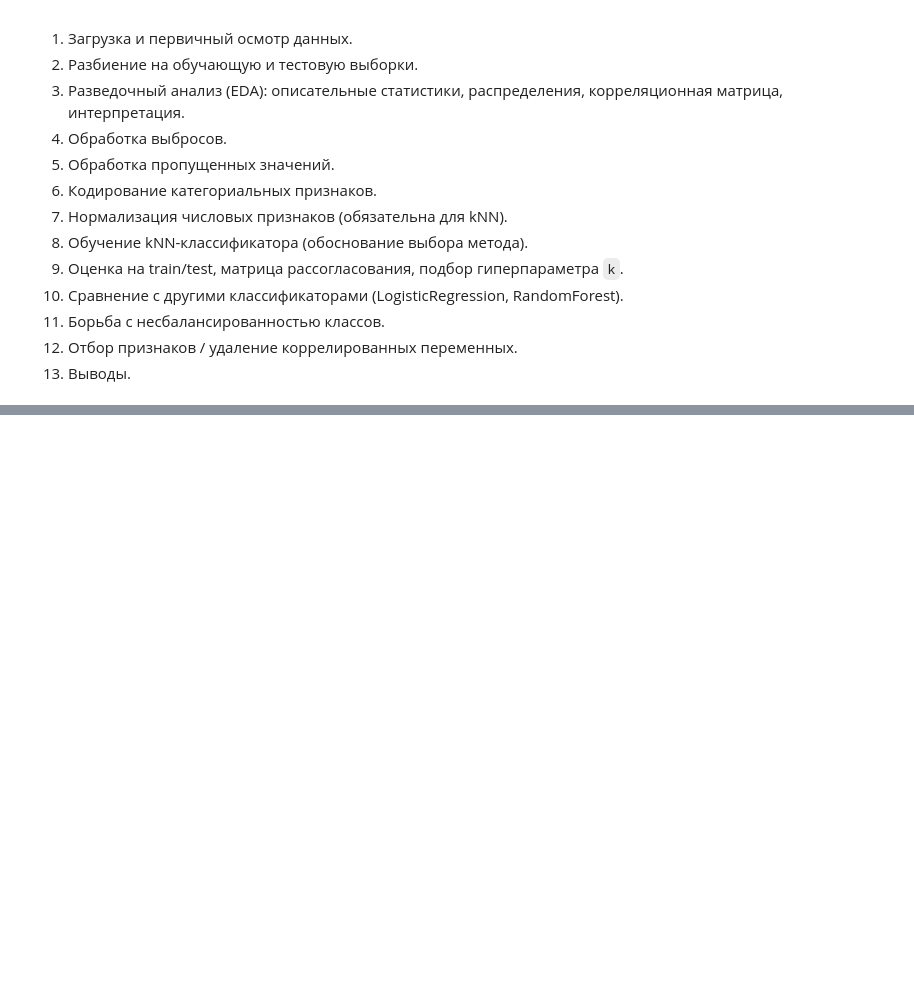
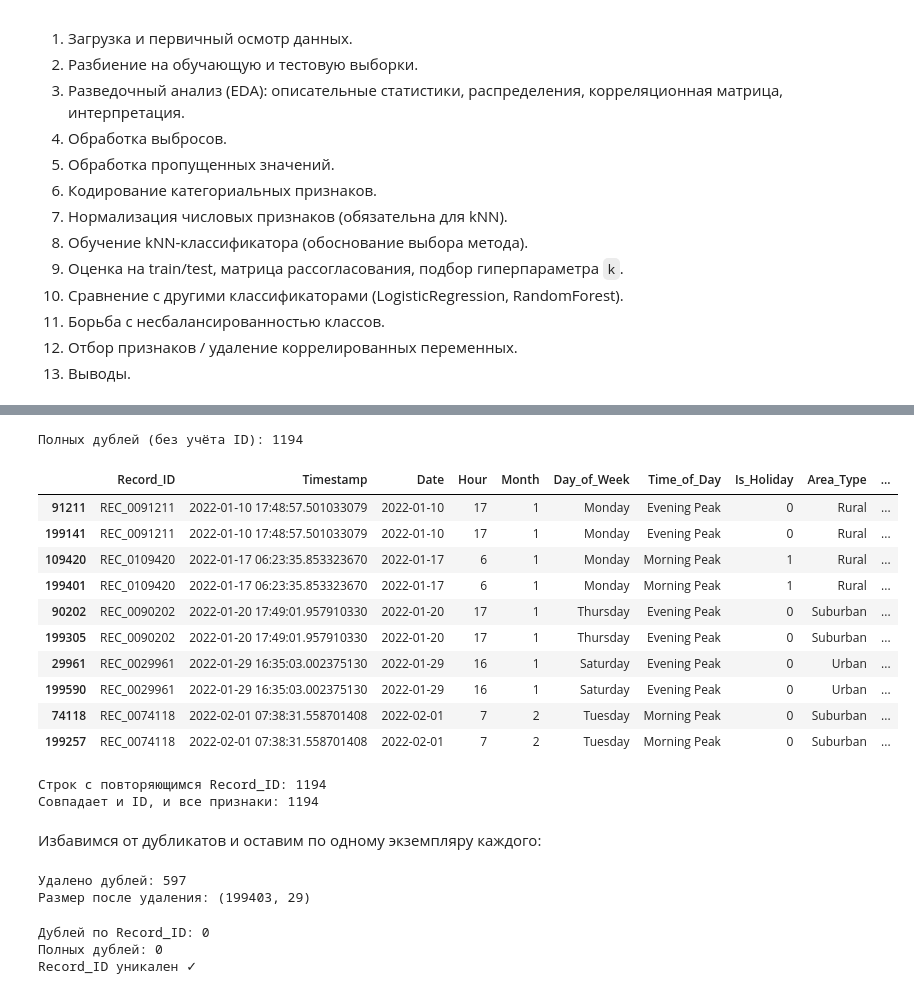
Before and after one commit to Svetlana-plv/Machine_Learning, a Jupyter notebook: lab-3-traffic-accident-classification.ipynb, the cells around one changed output, grey strips where cells are left out. Cells and saved outputs as stored; diff of their text form; code cells hidden in the pictures; blank space fills up the shorter version.

```diff
--- a/lab-3-traffic-accident-classification.ipynb
+++ b/lab-3-traffic-accident-classification.ipynb
@@ -104,0 +107,4 @@ RANDOM_STATE = 42
+# %%
+url = "https://raw.githubusercontent.com/Svetlana-plv/Machine_Learning/refs/heads/main/synthetic_traffic_benchmark_200k.csv"
+data_raw = pd.read_csv(url)
+print(f"Размер датасета: {data_raw.shape[0]} строк, {data_raw.shape[1]} столбцов")
@@ -104,0 +234,52 @@ RANDOM_STATE = 42
+# %%
+# Дубли по всем столбцам, кроме Record_ID
+cols = [c for c in data_raw.columns if c != 'Record_ID']
+full_dups = data_raw.duplicated(subset=cols, keep=False)
+print("Полных дублей (без учёта ID):", full_dups.sum())
+
+# Посмотреть на примеры
+display(data_raw[full_dups].sort_values(cols).head(10))
+
+# Дубли только по Record_ID
+id_dups = data_raw['Record_ID'].duplicated(keep=False)
+print("Строк с повторяющимся Record_ID:", id_dups.sum())
+
+# Пересечение: и ID повторяется, и строка полностью совпадает
+print("Совпадает и ID, и все признаки:", (full_dups & id_dups).sum())
+# %% [output]
+Полных дублей (без учёта ID): 1194
+|  | Record_ID | Timestamp | Date | Hour | Month | Day_of_Week | Time_of_Day | Is_Holiday | Area_Type | ... |
+| 91211 | REC_0091211 | 2022-01-10 17:48:57.501033079 | 2022-01-10 | 17 | 1 | Monday | Evening Peak | 0 | Rural | ... |
+| 199141 | REC_0091211 | 2022-01-10 17:48:57.501033079 | 2022-01-10 | 17 | 1 | Monday | Evening Peak | 0 | Rural | ... |
+| 109420 | REC_0109420 | 2022-01-17 06:23:35.853323670 | 2022-01-17 | 6 | 1 | Monday | Morning Peak | 1 | Rural | ... |
+| 199401 | REC_0109420 | 2022-01-17 06:23:35.853323670 | 2022-01-17 | 6 | 1 | Monday | Morning Peak | 1 | Rural | ... |
+| 90202 | REC_0090202 | 2022-01-20 17:49:01.957910330 | 2022-01-20 | 17 | 1 | Thursday | Evening Peak | 0 | Suburban | ... |
+| 199305 | REC_0090202 | 2022-01-20 17:49:01.957910330 | 2022-01-20 | 17 | 1 | Thursday | Evening Peak | 0 | Suburban | ... |
+| 29961 | REC_0029961 | 2022-01-29 16:35:03.002375130 | 2022-01-29 | 16 | 1 | Saturday | Evening Peak | 0 | Urban | ... |
+| 199590 | REC_0029961 | 2022-01-29 16:35:03.002375130 | 2022-01-29 | 16 | 1 | Saturday | Evening Peak | 0 | Urban | ... |
+| 74118 | REC_0074118 | 2022-02-01 07:38:31.558701408 | 2022-02-01 | 7 | 2 | Tuesday | Morning Peak | 0 | Suburban | ... |
+| 199257 | REC_0074118 | 2022-02-01 07:38:31.558701408 | 2022-02-01 | 7 | 2 | Tuesday | Morning Peak | 0 | Suburban | ... |
+Строк с повторяющимся Record_ID: 1194
+Совпадает и ID, и все признаки: 1194
+# %% [markdown]
+Избавимся от дубликатов и оставим по одному экземпляру каждого:
+# %%
+before = len(data_raw)
+data_raw = data_raw.drop_duplicates(keep='first').reset_index(drop=True)
+print(f"Удалено дублей: {before - len(data_raw)}")
+print(f"Размер после удаления: {data_raw.shape}")
+# %% [output]
+Удалено дублей: 597
+Размер после удаления: (199403, 29)
+# %%
+# Проверяем, что дублей не осталось
+print("Дублей по Record_ID:", data_raw['Record_ID'].duplicated().sum())
+print("Полных дублей:", data_raw.duplicated().sum())
+
+# Убеждаемся, что Record_ID теперь уникален
+assert data_raw['Record_ID'].is_unique, "Остались дубли Record_ID!"
+print("Record_ID уникален ✓")
+# %% [output]
+Дублей по Record_ID: 0
+Полных дублей: 0
+Record_ID уникален ✓
```
Also changed, not shown: parts of 25 cells of this notebook.
